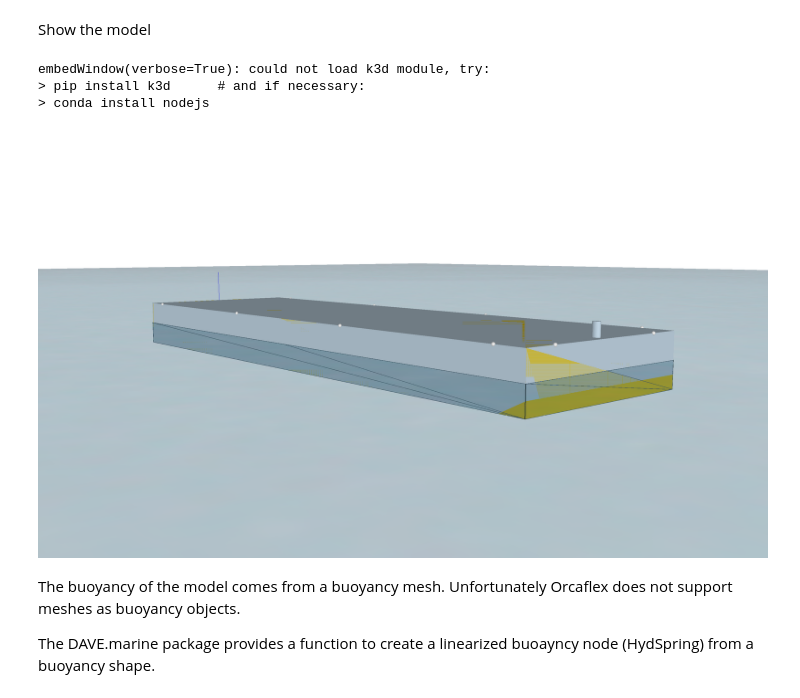
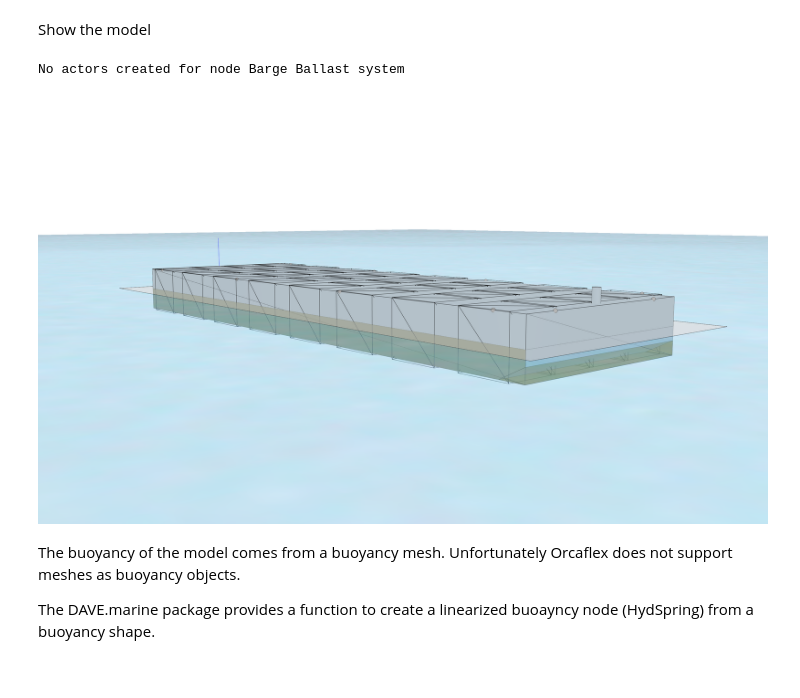
Before and after one commit to RubendeBruin/DAVE-book, a Jupyter notebook: DAVE-notebooks/crossvalidate_ofx_barge_heel_trim.ipynb, the cells around one changed output. Saved outputs shown, nothing was run; the diff lists cells and outputs as text; code cells hidden in the pictures.

Commit message:
Updated to Frame and updated "show"

```diff
--- a/DAVE-notebooks/crossvalidate_ofx_barge_heel_trim.ipynb
+++ b/DAVE-notebooks/crossvalidate_ofx_barge_heel_trim.ipynb
@@ -35,12 +30,10 @@ True
 Show the model
 # %%
 from DAVE.jupyter import *
-show(s, sea = True, camera_pos = (158.99328689012356, -83.11396799310523, 14.821261537388635), lookat = (18.24840759806191, 36.62760209655524, -6.699510976000989), force_normalize = True, force_scale = 1.6, cog_scale = 0.25)
+show(s, show_global = True, camera_pos = (158.99328689012356, -83.11396799310523, 14.821261537388635), lookat = (18.24840759806191, 36.62760209655524, -6.699510976000989), force_do_normalize= True, force_scale = 1.6, cog_scale = 0.25)
 # %% [output]
-embedWindow(verbose=True): could not load k3d module, try:
-> pip install k3d      # and if necessary:
-> conda install nodejs
+No actors created for node Barge Ballast system
-[figure, old version]
+[figure, new version]
 # %%
 # view(s)  # for interactive view
 # %% [markdown]
```
Also changed, not shown: parts of 7 cells of this notebook, 27 other files.
